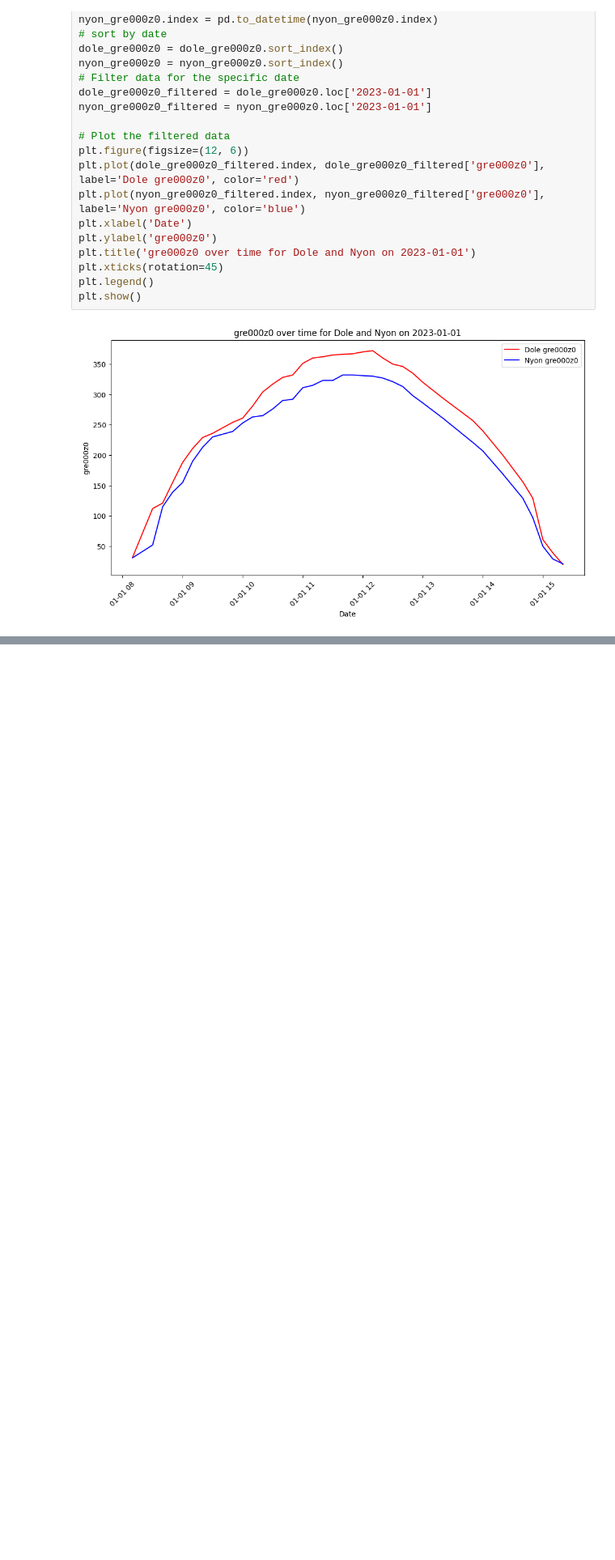
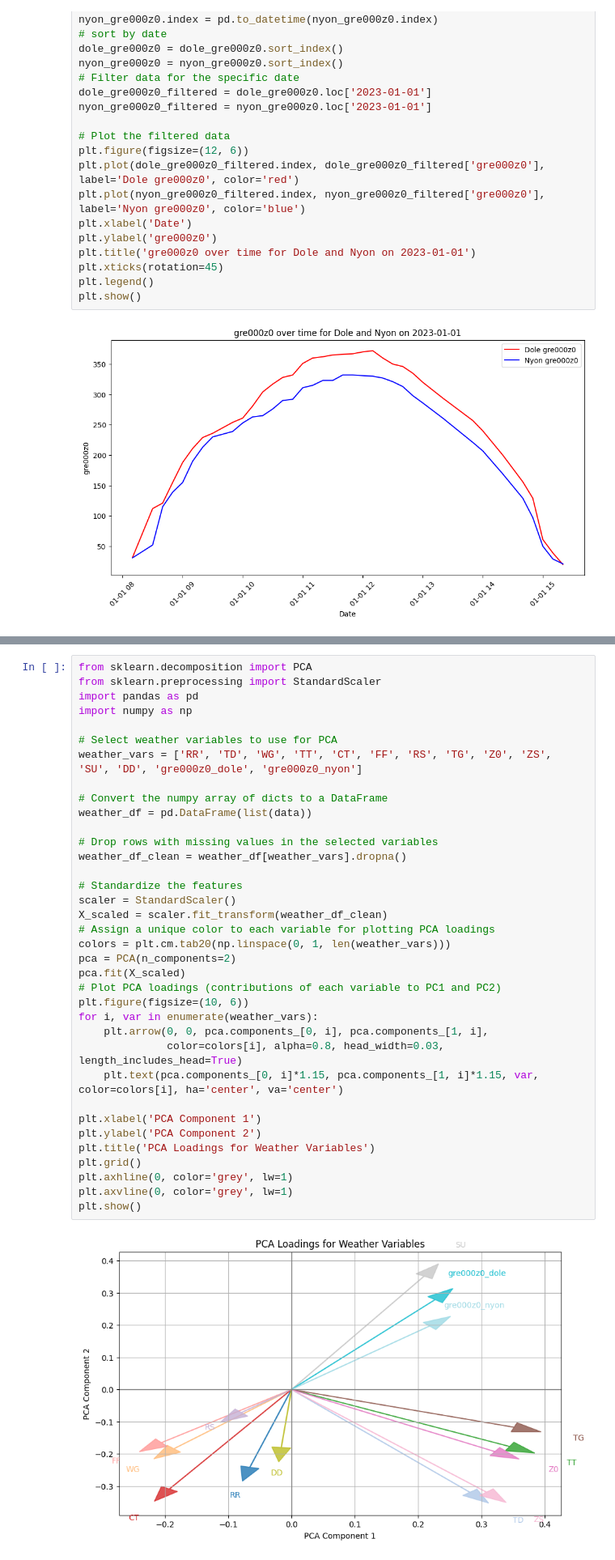
Before and after one commit to MartaRende/StratusDetection, a Jupyter notebook: test.ipynb, the cells around one changed output, grey strips where cells are left out. Shown at 81% size. Drawn from its saved outputs; the diff is of its cells as text; blank space fills up the shorter version.

```diff
--- a/test.ipynb
+++ b/test.ipynb
@@ -799,0 +862,38 @@ plt.show()
+# %%
+from sklearn.decomposition import PCA
+from sklearn.preprocessing import StandardScaler
+import pandas as pd
+import numpy as np
+
+# Select weather variables to use for PCA
+weather_vars = ['RR', 'TD', 'WG', 'TT', 'CT', 'FF', 'RS', 'TG', 'Z0', 'ZS', 'SU', 'DD', 'gre000z0_dole', 'gre000z0_nyon']
+
+# Convert the numpy array of dicts to a DataFrame
+weather_df = pd.DataFrame(list(data))
+
+# Drop rows with missing values in the selected variables
+weather_df_clean = weather_df[weather_vars].dropna()
+
+# Standardize the features
+scaler = StandardScaler()
+X_scaled = scaler.fit_transform(weather_df_clean)
+# Assign a unique color to each variable for plotting PCA loadings
+colors = plt.cm.tab20(np.linspace(0, 1, len(weather_vars)))
+pca = PCA(n_components=2)
+pca.fit(X_scaled)
+# Plot PCA loadings (contributions of each variable to PC1 and PC2)
+plt.figure(figsize=(10, 6))
+for i, var in enumerate(weather_vars):
+    plt.arrow(0, 0, pca.components_[0, i], pca.components_[1, i],
+              color=colors[i], alpha=0.8, head_width=0.03, length_includes_head=True)
+    plt.text(pca.components_[0, i]*1.15, pca.components_[1, i]*1.15, var, color=colors[i], ha='center', va='center')
+
+plt.xlabel('PCA Component 1')
+plt.ylabel('PCA Component 2')
+plt.title('PCA Loadings for Weather Variables')
+plt.grid()
+plt.axhline(0, color='grey', lw=1)
+plt.axvline(0, color='grey', lw=1)
+plt.show()
+# %% [output]
+[figure, added]
```
Also changed, not shown: parts of 5 cells of this notebook, 6 other files.
